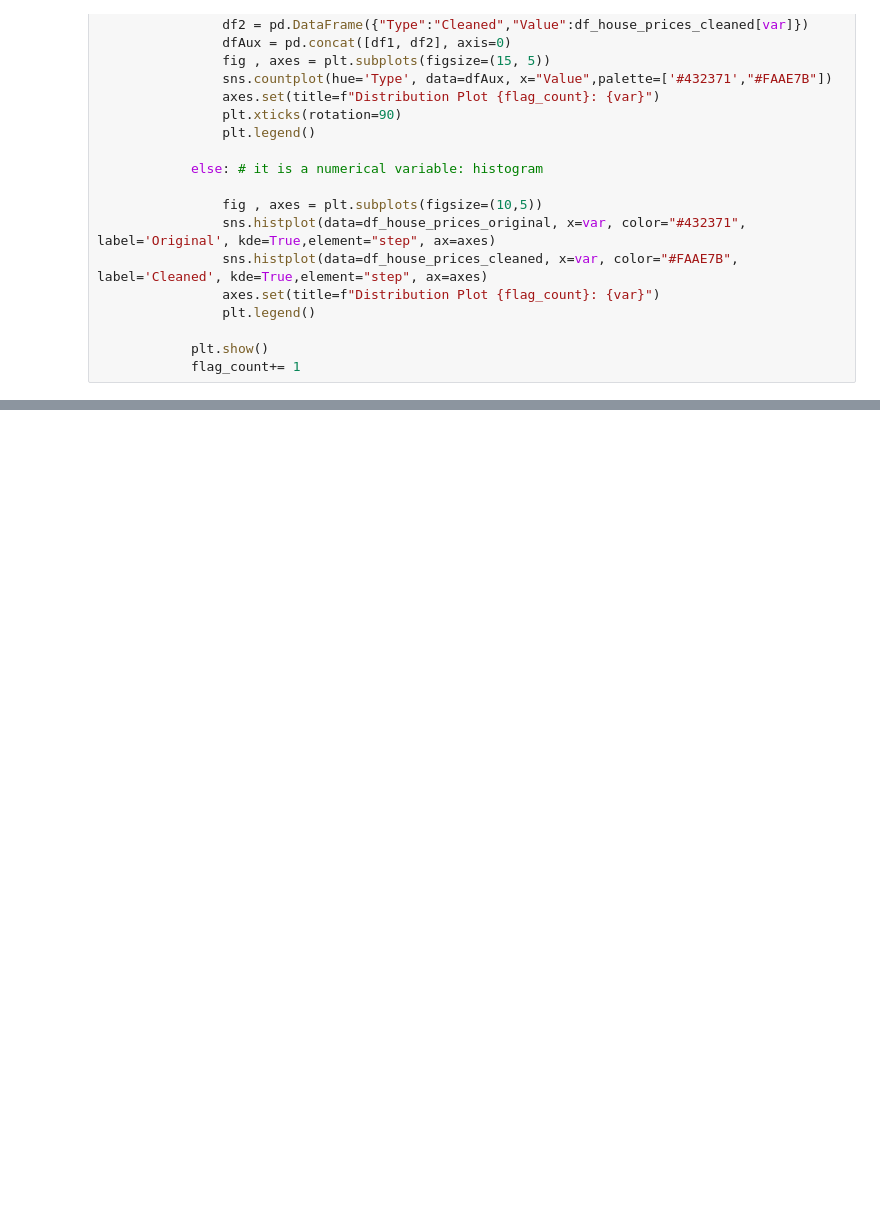
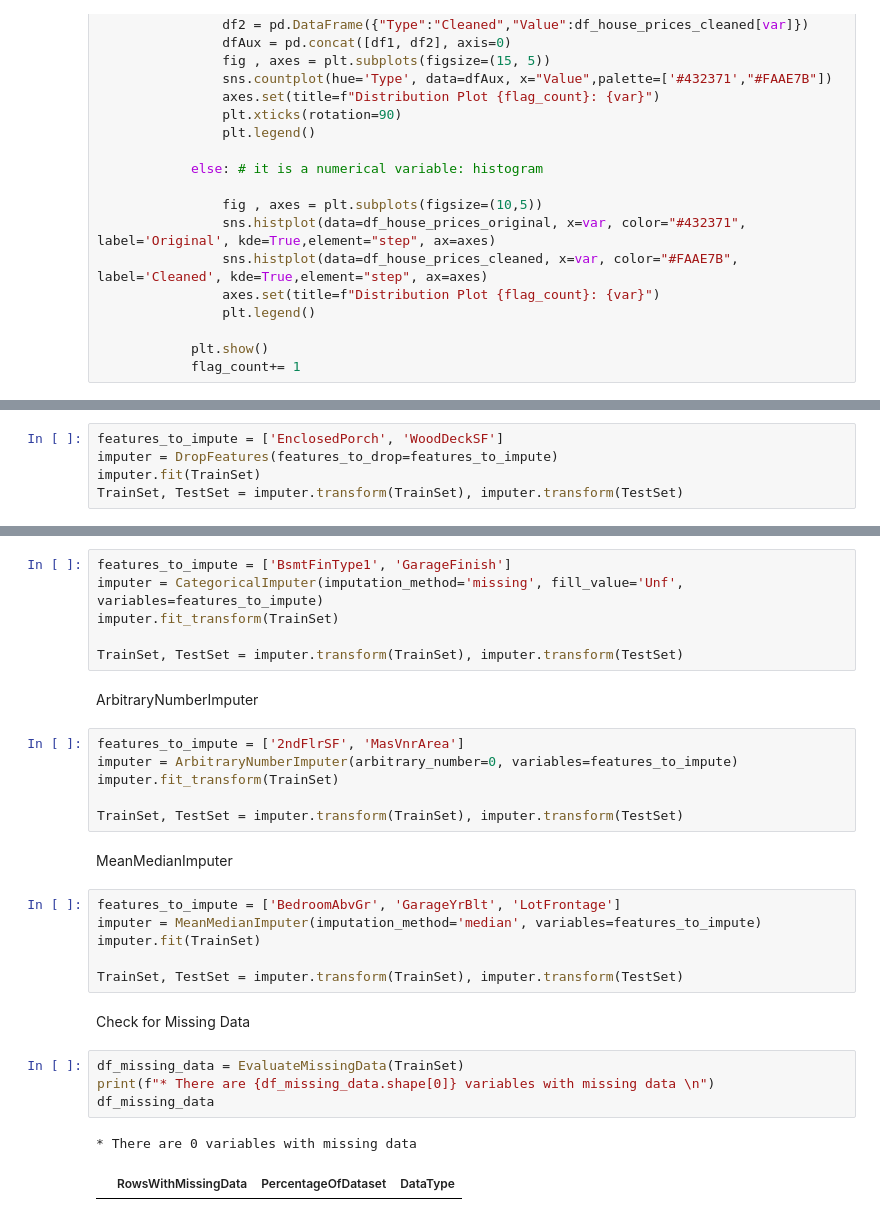
Before and after one commit to bolliebrain/ames-heritage-housing, a Jupyter notebook: jupyter_notebooks/02-DataCleaning.ipynb, the cells around one changed output, grey strips where cells are left out. Drawn from its saved outputs; the diff is of its cells as text; blank space fills up the shorter version.

```diff
--- a/jupyter_notebooks/02-DataCleaning.ipynb
+++ b/jupyter_notebooks/02-DataCleaning.ipynb
@@ -451,0 +471,5 @@ DataCleaningEffect(df_house_prices_original=df_house_prices,
+# %%
+features_to_impute = ['EnclosedPorch', 'WoodDeckSF']
+imputer = DropFeatures(features_to_drop=features_to_impute)
+imputer.fit(TrainSet)
+TrainSet, TestSet = imputer.transform(TrainSet), imputer.transform(TestSet)
@@ -451,0 +478,31 @@ DataCleaningEffect(df_house_prices_original=df_house_prices,
+# %%
+features_to_impute = ['BsmtFinType1', 'GarageFinish']
+imputer = CategoricalImputer(imputation_method='missing', fill_value='Unf', variables=features_to_impute)
+imputer.fit_transform(TrainSet)
+
+TrainSet, TestSet = imputer.transform(TrainSet), imputer.transform(TestSet)
+# %% [markdown]
+ArbitraryNumberImputer
+# %%
+features_to_impute = ['2ndFlrSF', 'MasVnrArea']
+imputer = ArbitraryNumberImputer(arbitrary_number=0, variables=features_to_impute)
+imputer.fit_transform(TrainSet)
+
+TrainSet, TestSet = imputer.transform(TrainSet), imputer.transform(TestSet)
+# %% [markdown]
+MeanMedianImputer
+# %%
+features_to_impute = ['BedroomAbvGr', 'GarageYrBlt', 'LotFrontage']
+imputer = MeanMedianImputer(imputation_method='median', variables=features_to_impute)
+imputer.fit(TrainSet)
+
+TrainSet, TestSet = imputer.transform(TrainSet), imputer.transform(TestSet)
+# %% [markdown]
+Check for Missing Data
+# %%
+df_missing_data = EvaluateMissingData(TrainSet)
+print(f"* There are {df_missing_data.shape[0]} variables with missing data \n")
+df_missing_data
+# %% [output]
+* There are 0 variables with missing data
+|  | RowsWithMissingData | PercentageOfDataset | DataType |
```
Also changed, not shown: parts of 18 cells of this notebook, 3 other files.
